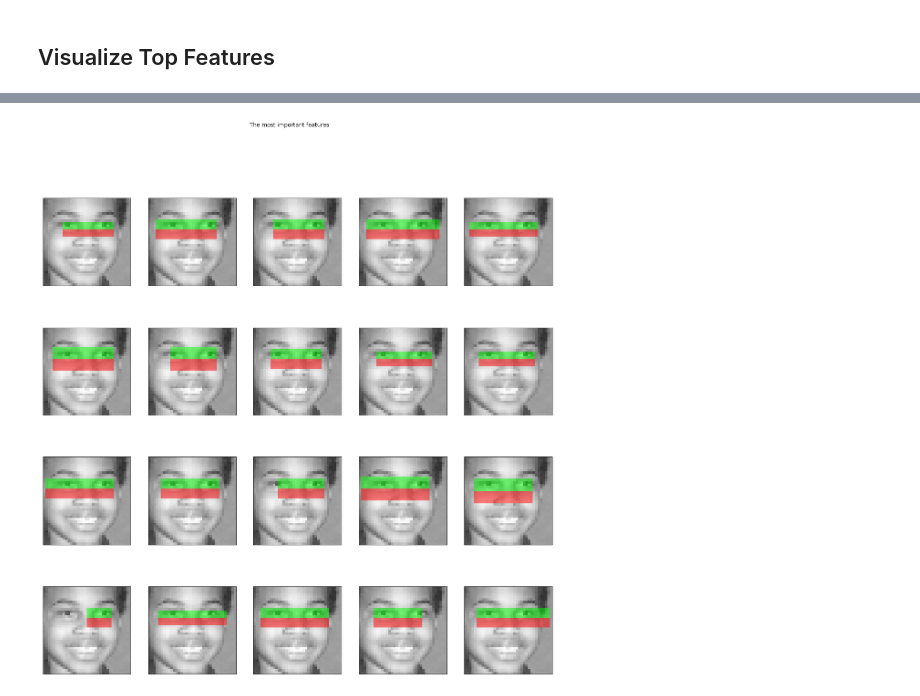
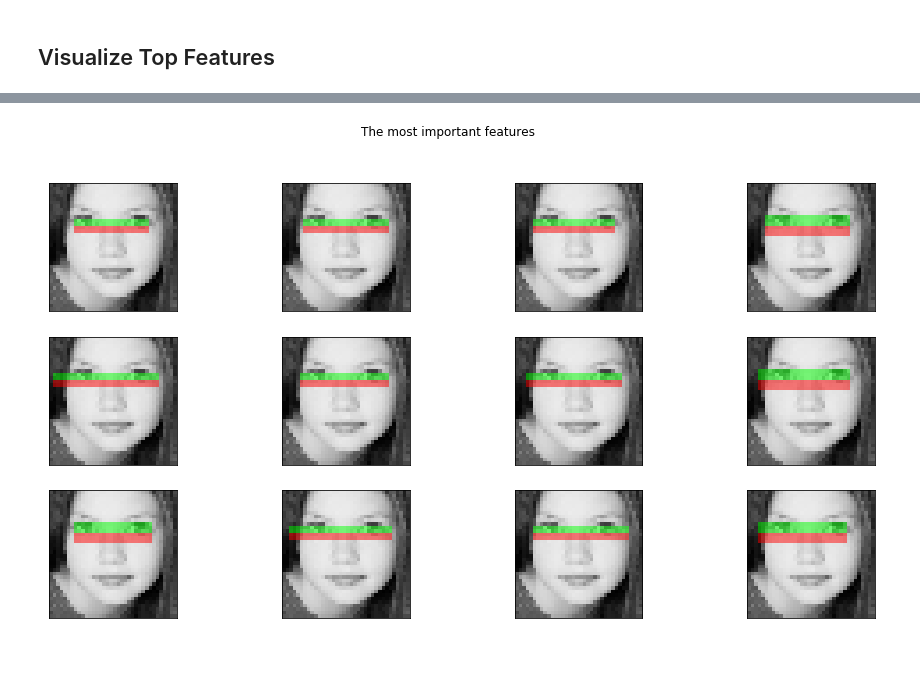
Before and after one commit to mjiang9/cos429project, a Jupyter notebook: Viola-Jones.ipynb, the cells around one changed output, grey strips where cells are left out. Cells and saved outputs as stored; diff of their text form; code cells hidden in the pictures; blank space fills up the shorter version.

```diff
--- a/Viola-Jones.ipynb
+++ b/Viola-Jones.ipynb
@@ -286,10 +288,9 @@ n = 4020
 nonfaces = []
 for i in range(n):
     # Read a random nonface file
-    j = random.randint(0, num_nonface_filenames - 1)
+    j = random.randint(0, len(nonface_filenames) - 1)
     nonface = cv2.imread(nonface_filenames[j], cv2.IMREAD_GRAYSCALE)
-
-    wsize = random.randint(50, min(nonface.shape[0], nonface.shape[1]))
+    wsize = random.randint(36, min(nonface.shape[0], nonface.shape[1]))
     row = random.randint(0, nonface.shape[0]-wsize)
     col = random.randint(0, nonface.shape[1]-wsize)
     crop = nonface[row:row+wsize, col:col+wsize]
@@ -354,8 +339,8 @@ print(rf0.score(Xt_900, y_t))
 0.9733333333333334
 # %%
 t_start = time()
-rf0_1800 = RandomForestClassifier(n_estimators=1000, max_depth=None, n_jobs=-1, random_state=0)
-rf0_1800.fit(X0_1800, y)
+rf0_ = RandomForestClassifier(n_estimators=1000, max_depth=None, n_jobs=-1, random_state=0)
+rf0_.fit(X0, y)
 print(time() - t_start)
-print(rf0_1800.score(Xt_1800, y_t))
+print(rf0_.score(Xt_900, y_t))
 # %% [output]
@@ -694,18 +608,0 @@ feature_coord, feature_type = \
-# %%
-def gettop(fnames, rf):
-    ims = getimgs(fnames)
-    fig, axes = plt.subplots(4, 5, figsize=(20,20))
-    ims = np.array([cv2.resize(im, (36,36)) for im in ims])
-    # Sort features in order of importance and plot the six most significant
-    idx_sorted = np.argsort(rf.feature_importances_)[::-1]
-    for idx, ax in enumerate(axes.ravel()):
-        image = ims[5]
-        image = draw_haar_like_feature(image, 0, 0,
-                                       ims.shape[2],
-                                       ims.shape[1],
-                                       [feature_coord[idx_sorted[idx]]])
-        ax.imshow(image)
-        ax.set_xticks([])
-        ax.set_yticks([])
-
-    fig.suptitle('The most important features')
@@ -728,4 +608,0 @@ gettop(face_filenames75, rf75)
-# %%
-gettop(face_filenames100, rf100)
-# %% [output]
-[figure, removed]
@@ -731,0 +612,18 @@ gettop(face_filenames100, rf100)
+# %%
+def gettop(fnames, rf):
+    im = cv2.resize(cv2.imread(fnames[5], cv2.IMREAD_GRAYSCALE),(36,36))
+    fig, axes = plt.subplots(3,4, figsize=(16,8))
+    # Sort features in order of importance and plot the six most significant
+    idx_sorted = np.argsort(rf.feature_importances_)[::-1]
+    for idx, ax in enumerate(axes.ravel()):
+        image = draw_haar_like_feature(im, 0, 0, 36, 36,
+                                       [feature_coord_sel[idx_sorted[idx]]])
+        ax.imshow(image)
+        ax.set_xticks([])
+        ax.set_yticks([])
+
+    fig.suptitle('The most important features')
+# %%
+gettop(face_filenames0, rf0_)
+# %% [output]
+[figure, added]
```
Also changed, not shown: parts of 128 cells of this notebook, 2 other files.
